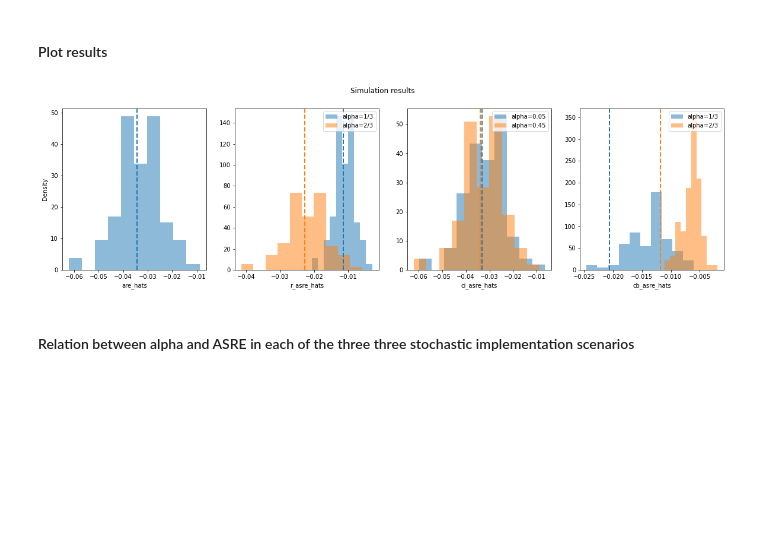
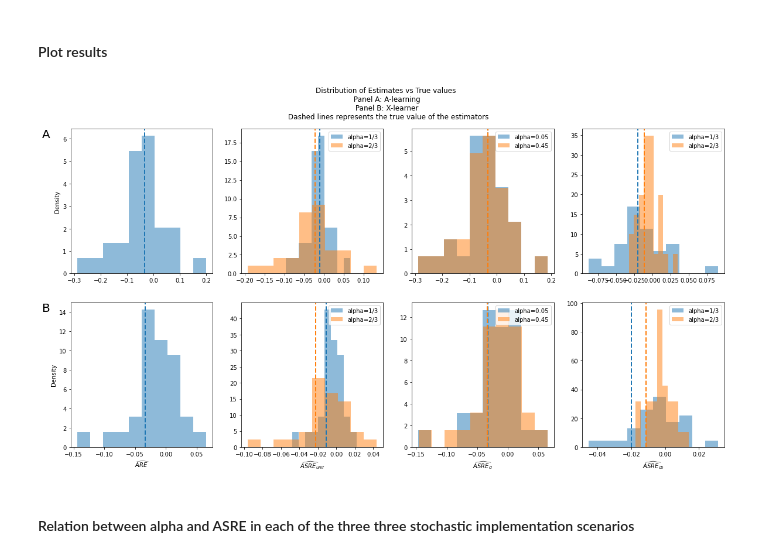
Before and after one commit to fcgrolleau/Emulated-ITR, a Jupyter notebook: simulations.ipynb, the cells around one changed output. Saved outputs shown, nothing was run; the diff lists cells and outputs as text; code cells hidden in the pictures; blank space fills up the shorter version.

Commit message:
Add files via upload
Boostrap simulations coding for both A and X-learners

```diff
--- a/simulations.ipynb
+++ b/simulations.ipynb
@@ -423,3 +560,14 @@ cb_2_3_asre_hats = [compute_cb_asre_hat(i, alpha=2/3) for i in dfs_ready]
+# %%
+are_hats_X = [compute_are_hat(i) for i in dfs_ready_X]
+# %%
+r_1_3_asre_hats_X = [compute_r_asre_hat(i, alpha=1/3) for i in dfs_ready_X]
+r_2_3_asre_hats_X = [compute_r_asre_hat(i, alpha=2/3) for i in dfs_ready_X]
+# %%
+ci_95_asre_hats_X = [compute_ci_asre_hat(i, alpha=.05) for i in dfs_ready_X]
+ci_55_asre_hats_X = [compute_ci_asre_hat(i, alpha=.45) for i in dfs_ready_X]
+# %%
+cb_1_3_asre_hats_X = [compute_cb_asre_hat(i, alpha=1/3) for i in dfs_ready_X]
+cb_2_3_asre_hats_X = [compute_cb_asre_hat(i, alpha=2/3) for i in dfs_ready_X]
 # %% [markdown]
 #### Import true values from `true_val.ipynb`
 # %%
@@ -427,37 +575,67 @@ from ipynb.fs.full.true_val import true_are, true_1_3_r_asre, true_2_3_r_asre, t
 # %% [markdown]
 #### Plot results
 # %%
-fig, (ax1, ax2, ax3, ax4) = plt.subplots(1, 4, figsize=(20,5))
+fig, axs = plt.subplots(2, 4, figsize=(20,10))
 
-fig.suptitle('Simulation results')
+fig.suptitle('Distribution of Estimates vs True values \n Panel A: A-learning \n Panel B: X-learner \n Dashed lines represents the true value of the estimators')
 
-ax1.hist(are_hats, density=True, alpha=.5);
-ax1.set_xlabel('are_hats');
-ax1.set_ylabel('Density');
-ax1.axvline(true_are, color='tab:blue', linestyle='dashed', linewidth=2)
+#### A-learning as base learner for the CATE
+axs[0,0].text(-0.2, 1, "A", transform=axs[0,0].transAxes, fontsize=20,
+        verticalalignment='top')
 
-ax2.hist(r_1_3_asre_hats, density=True, alpha=.5, label="alpha=1/3");
-ax2.axvline(true_1_3_r_asre, color='tab:blue', linestyle='dashed', linewidth=2)
-ax2.hist(r_2_3_asre_hats, density=True, alpha=.5, label="alpha=2/3");
-ax2.axvline(true_2_3_r_asre, color='tab:orange', linestyle='dashed', linewidth=2)
-ax2.set_xlabel('r_asre_hats');
-ax2.legend(loc='upper right')
+axs[0,0].hist(are_hats_A, density=True, alpha=.5);
+axs[0,0].set_ylabel('Density');
+axs[0,0].axvline(true_are, color='tab:blue', linestyle='dashed', linewidth=2)
 
-ax3.hist(ci_95_asre_hats, density=True, alpha=.5, label="alpha=0.05");
-ax3.axvline(true_95_ci_asre, color='tab:blue', linestyle='dashed', linewidth=2)
-ax3.hist(ci_55_asre_hats, density=True, alpha=.5, label="alpha=0.45");
-ax3.axvline(true_55_ci_asre, color='tab:orange', linestyle='dashed', linewidth=2)
-ax3.set_xlabel('ci_asre_hats');
-ax3.legend(loc='upper right')
+axs[0,1].hist(r_1_3_asre_hats_A, density=True, alpha=.5, label="alpha=1/3");
+axs[0,1].axvline(true_1_3_r_asre, color='tab:blue', linestyle='dashed', linewidth=2)
+axs[0,1].hist(r_2_3_asre_hats_A, density=True, alpha=.5, label="alpha=2/3");
+axs[0,1].axvline(true_2_3_r_asre, color='tab:orange', linestyle='dashed', linewidth=2)
+axs[0,1].legend(loc='upper right')
 
-ax4.hist(cb_1_3_asre_hats, density=True, alpha=.5, label="alpha=1/3");
-ax4.axvline(true_1_3_cb_asre, color='tab:blue', linestyle='dashed', linewidth=2)
-ax4.hist(cb_2_3_asre_hats, density=True, alpha=.5, label="alpha=2/3");
-ax4.axvline(true_2_3_cb_asre, color='tab:orange', linestyle='dashed', linewidth=2)
-ax4.set_xlabel('cb_asre_hats');
-ax4.legend(loc='upper right');
+axs[0,2].hist(ci_95_asre_hats_A, density=True, alpha=.5, label="alpha=0.05");
+axs[0,2].axvline(true_95_ci_asre, color='tab:blue', linestyle='dashed', linewidth=2)
+axs[0,2].hist(ci_55_asre_hats_A, density=True, alpha=.5, label="alpha=0.45");
+axs[0,2].axvline(true_55_ci_asre, color='tab:orange', linestyle='dashed', linewidth=2)
+axs[0,2].legend(loc='upper right')
+
+axs[0,3].hist(cb_1_3_asre_hats_A, density=True, alpha=.5, label="alpha=1/3");
+axs[0,3].axvline(true_1_3_cb_asre, color='tab:blue', linestyle='dashed', linewidth=2)
+axs[0,3].hist(cb_2_3_asre_hats_A, density=True, alpha=.5, label="alpha=2/3");
+axs[0,3].axvline(true_2_3_cb_asre, color='tab:orange', linestyle='dashed', linewidth=2)
+axs[0,3].legend(loc='upper right');
+
+#### X-learner as base learner for the CATE
+axs[1,0].text(-0.2, 1, "B", transform=axs[1,0].transAxes, fontsize=20,
+        verticalalignment='top')
+
+axs[1,0].hist(are_hats_X, density=True, alpha=.5);
+axs[1,0].set_xlabel('$\widehat{ARE}$');
+axs[1,0].set_ylabel('Density');
+axs[1,0].axvline(true_are, color='tab:blue', linestyle='dashed', linewidth=2)
+
+axs[1,1].hist(r_1_3_asre_hats_X, density=True, alpha=.5, label="alpha=1/3");
+axs[1,1].axvline(true_1_3_r_asre, color='tab:blue', linestyle='dashed', linewidth=2)
+axs[1,1].hist(r_2_3_asre_hats_X, density=True, alpha=.5, label="alpha=2/3");
+axs[1,1].axvline(true_2_3_r_asre, color='tab:orange', linestyle='dashed', linewidth=2)
+axs[1,1].set_xlabel('$\widehat{ASRE}_{unif}$');
+axs[1,1].legend(loc='upper right')
+
+axs[1,2].hist(ci_95_asre_hats_X, density=True, alpha=.5, label="alpha=0.05");
+axs[1,2].axvline(true_95_ci_asre, color='tab:blue', linestyle='dashed', linewidth=2)
+axs[1,2].hist(ci_55_asre_hats_X, density=True, alpha=.5, label="alpha=0.45");
+axs[1,2].axvline(true_55_ci_asre, color='tab:orange', linestyle='dashed', linewidth=2)
+axs[1,2].set_xlabel('$\widehat{ASRE}_{ci}$');
+axs[1,2].legend(loc='upper right')
+
+axs[1,3].hist(cb_1_3_asre_hats_X, density=True, alpha=.5, label="alpha=1/3");
+axs[1,3].axvline(true_1_3_cb_asre, color='tab:blue', linestyle='dashed', linewidth=2)
+axs[1,3].hist(cb_2_3_asre_hats_X, density=True, alpha=.5, label="alpha=2/3");
+axs[1,3].axvline(true_2_3_cb_asre, color='tab:orange', linestyle='dashed', linewidth=2)
+axs[1,3].set_xlabel('$\widehat{ASRE}_{cb}$');
+axs[1,3].legend(loc='upper right');
 # %% [output]
-[figure, old version]
+[figure, new version]
 # %% [markdown]
 #### Relation between alpha and ASRE in each of the three three stochastic implementation scenarios
 # %%
```
Also changed, not shown: parts of 102 cells of this notebook.
